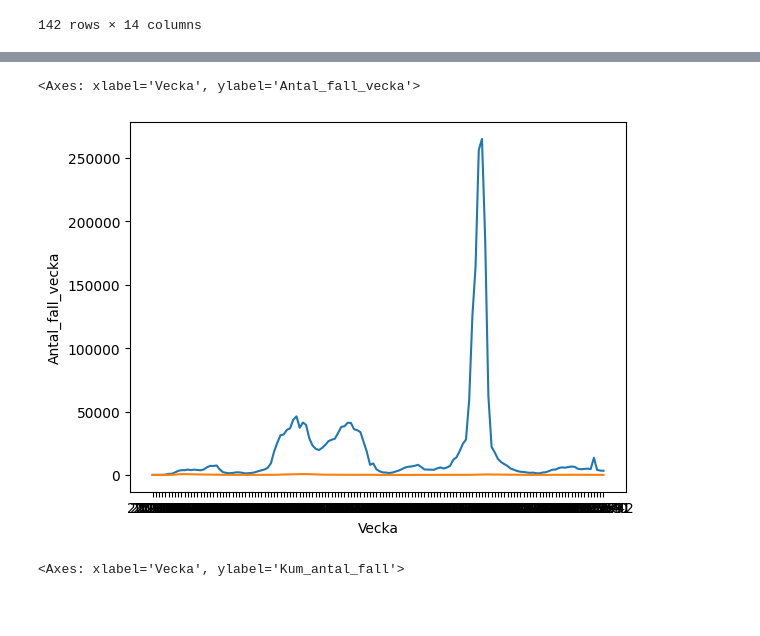
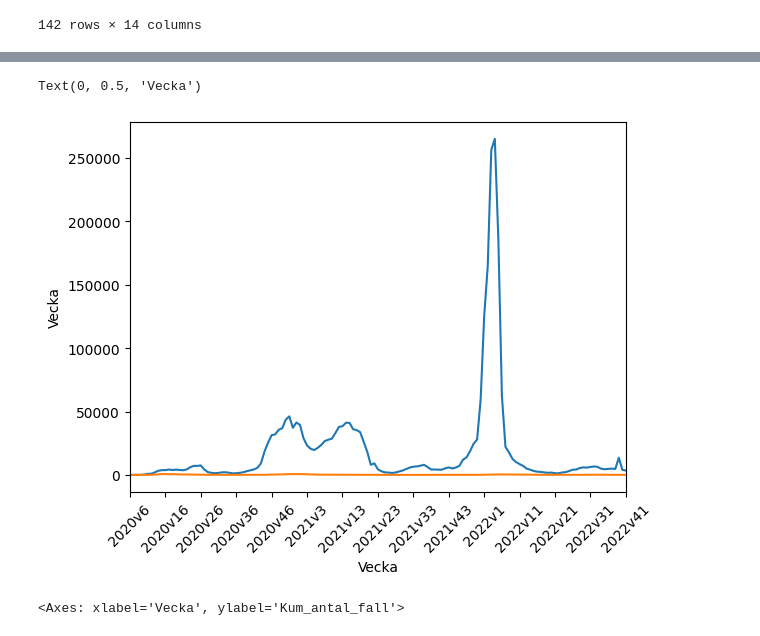
Before and after one commit to ritmoali/dataprocessing_Rithwan_Mohamed_Ali, a Jupyter notebook: Data_lab/assignment_1.ipynb, the cells around one changed output, grey strips where cells are left out. Saved outputs shown, nothing was run; the diff lists cells and outputs as text; code cells hidden in the pictures; blank space fills up the shorter version.

```diff
--- a/Data_lab/assignment_1.ipynb
+++ b/Data_lab/assignment_1.ipynb
@@ -42,9 +41,12 @@ sns.lineplot(x = "Vecka", y= "Antal_fall_vecka", data= data)
 # %%
 sns.lineplot(x = "Vecka", y= "Antal_fall_vecka", data= data)
 sns.lineplot(x = "Vecka", y= "Antal_avlidna_vecka", data= data)
+plt.xlim([0, 1])
+plt.xticks(data["Vecka"][::10], rotation=45)
+plt.ylabel("Vecka")
 # %% [output]
-<Axes: xlabel='Vecka', ylabel='Antal_fall_vecka'>
+Text(0, 0.5, 'Vecka')
-[figure, old version]
+[figure, new version]
 # %%
 sns.lineplot(x = "Vecka", y= "Kum_antal_fall", data= data,)
 # %% [output]
```
Also changed, not shown: parts of 3 cells of this notebook, 18 other files.
